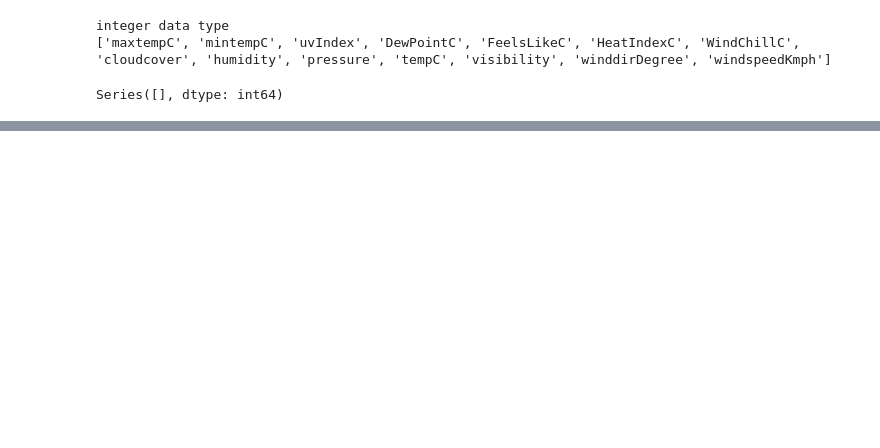
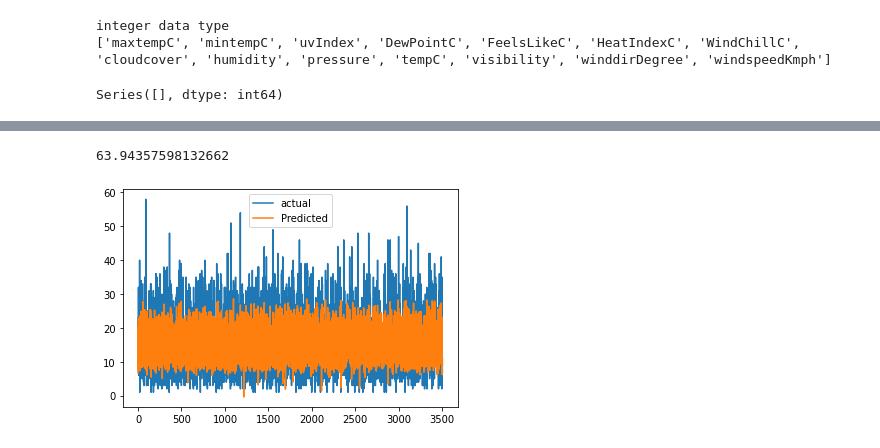
Before and after one commit to Shonit262/ANNWindSpeed, a Jupyter notebook: Untitled4.ipynb, the cells around one changed output, grey strips where cells are left out. Drawn from its saved outputs; the diff is of its cells as text; code cells hidden in the pictures; blank space fills up the shorter version.

```diff
--- a/Untitled4.ipynb
+++ b/Untitled4.ipynb
@@ -147,0 +166,2 @@ X=preprocessing.normalize(X2)
+# %%
+Y=Y.reshape(-1,1)
@@ -147,0 +172,11 @@ X=preprocessing.normalize(X2)
+# %%
+
+from sklearn.preprocessing import MinMaxScaler
+# load data
+# create scaler
+scaler = MinMaxScaler()
+# fit scaler on data
+scaler.fit(X2)
+# apply transform
+X= scaler.transform(X2)
+# inverse transform
@@ -169,0 +215,11 @@ print(mean_absolute_error(pred,Y_test))
+# %%
+print(MAPE(Y_test,pred))
+# %% [output]
+63.94357598132662
+# %%
+plt.plot(Y_test,label='actual')
+plt.plot(pred,label='Predicted')
+plt.legend()
+plt.show()
+# %% [output]
+[figure, added]
```
Also changed, not shown: parts of 15 cells of this notebook.
